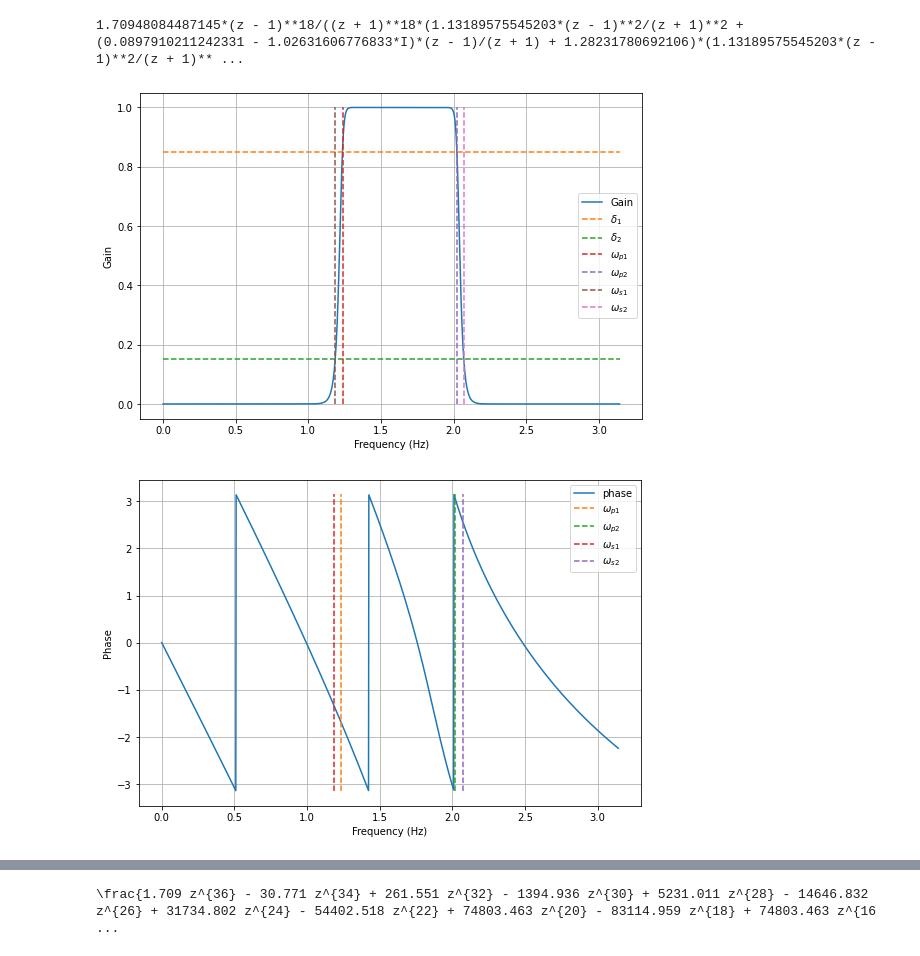
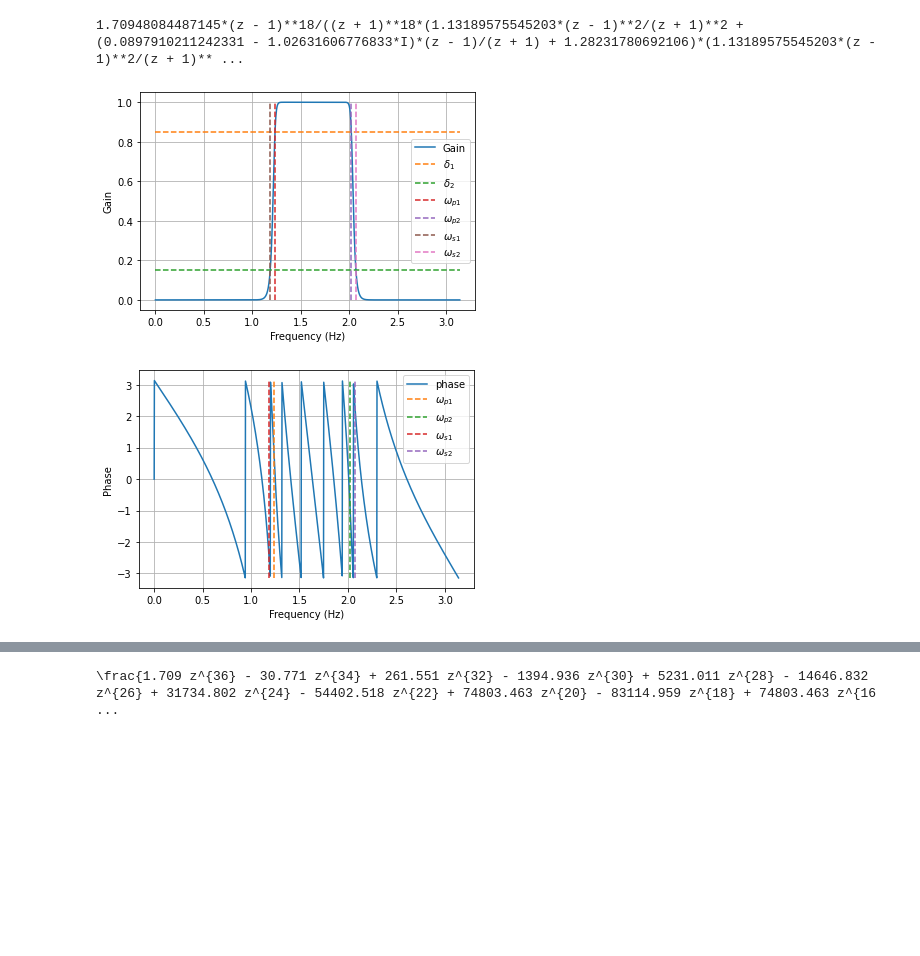
Before and after one commit to prateekgargX/DSP-Filter-Design, a Jupyter notebook: butterworth.ipynb, the cells around one changed output, grey strips where cells are left out. Drawn from its saved outputs; the diff is of its cells as text; code cells hidden in the pictures; blank space fills up the shorter version.

```diff
--- a/butterworth.ipynb
+++ b/butterworth.ipynb
@@ -209,36 +209,36 @@ z_mag_resp = np.absolute(z_response)
 z_phase = np.angle(z_response)
 
 plt.plot(ang_freq,z_mag_resp,label="Gain")
 plt.plot([ang_freq[0],ang_freq[-1]], [1-delta1,1-delta1],'--', label='$\delta_1$')
 plt.plot([ang_freq[0],ang_freq[-1]], [delta2,delta2],'--', label='$\delta_2$')
 plt.plot([wp1,wp1], [0,1],'--', label='$\omega_{p1}$')
 plt.plot([wp2,wp2], [0,1],'--', label='$\omega_{p2}$')
 plt.plot([ws1,ws1], [0,1],'--', label='$\omega_{s1}$')
 plt.plot([ws2,ws2], [0,1],'--', label='$\omega_{s2}$')
 plt.xlabel('Frequency (Hz)')
 plt.ylabel('Gain')
 plt.grid(True)
 plt.legend(loc='best')
 
 plt.savefig('Gain_z.pdf')
 
 plt.show()
 
-plt.plot(ang_freq,phase,label="phase")
+plt.plot(ang_freq,z_phase,label="phase")
 plt.plot([wp1,wp1], [-pi,pi],'--', label='$\omega_{p1}$')
 plt.plot([wp2,wp2], [-pi,pi],'--', label='$\omega_{p2}$')
 plt.plot([ws1,ws1], [-pi,pi],'--', label='$\omega_{s1}$')
 plt.plot([ws2,ws2], [-pi,pi],'--', label='$\omega_{s2}$')
 
 plt.xlabel('Frequency (Hz)')
 plt.ylabel('Phase')
 plt.grid(True)
 plt.legend(loc='best')
 plt.savefig('Phase_z.pdf')
 plt.show()
 # %% [output]
-[figure, old version]
+[figure, new version]
-[figure, old version]
+[figure, new version]
 # %%
 poles_Z = solve(1/tr_fn_z) # Solve for poles of the system
 poles_Z = np.fromiter(poles_Z,dtype=complex)
```
Also changed, not shown: parts of 5 cells of this notebook.
